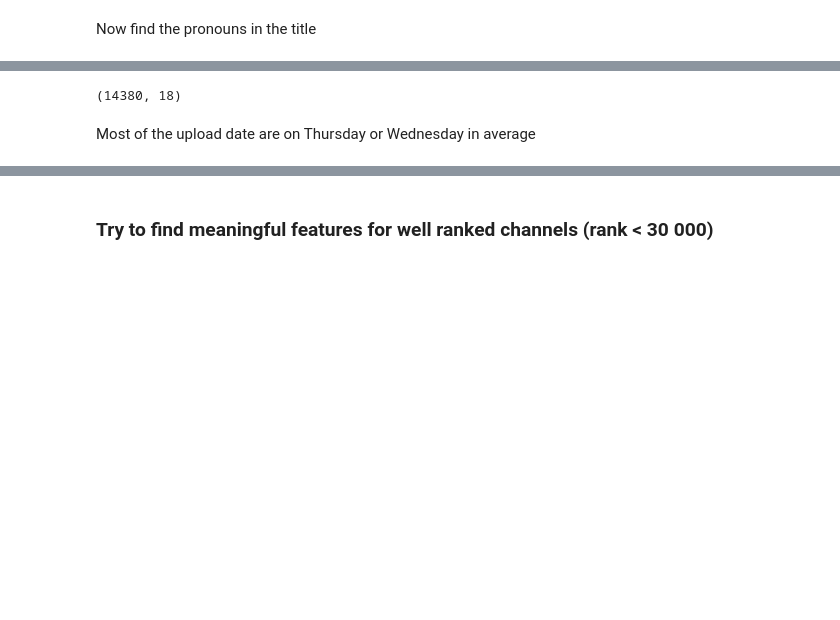
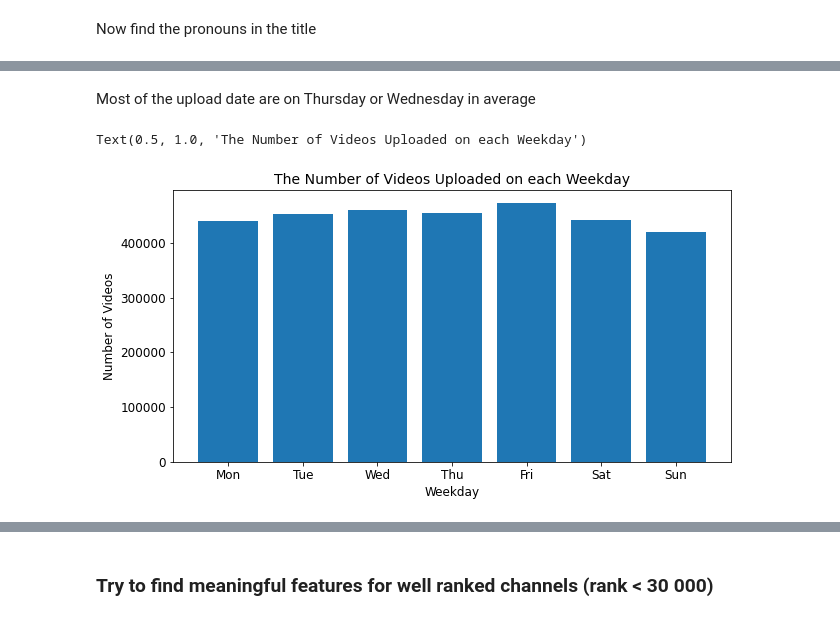
Before and after one commit to epfl-ada/ada-2022-project-adaptation, a Jupyter notebook: MS3_Analysis.ipynb, the cells around one changed output, grey strips where cells are left out. Saved outputs shown, nothing was run; the diff lists cells and outputs as text; code cells hidden in the pictures; blank space fills up the shorter version.

```diff
--- a/MS3_Analysis.ipynb
+++ b/MS3_Analysis.ipynb
@@ -997,9 +1106,16 @@ to_add = to_add.drop_duplicates()
-# %%
-dataset = pd.merge(to_add, dataset, on="channel_id")
-dataset.shape
-# %% [output]
-(14380, 18)
 # %% [markdown]
 Most of the upload date are on Thursday or Wednesday in average
+# %%
+data = pd.get_dummies(video_metadatas["weekNumber"], prefix="day").sum()
+day = ['Mon','Tue','Wed','Thu','Fri','Sat','Sun']
+# %%
+plt.figure(figsize=(10, 5))
+plt.bar(day, list(data))
+plt.xlabel('Weekday')
+plt.ylabel('Number of Videos')
+plt.title('The Number of Videos Uploaded on each Weekday')
+# %% [output]
+Text(0.5, 1.0, 'The Number of Videos Uploaded on each Weekday')
+[figure, added]
 # %%
 dataset.week_number_mean.value_counts().plot(kind="bar")
```
Also changed, not shown: parts of 64 cells of this notebook.
